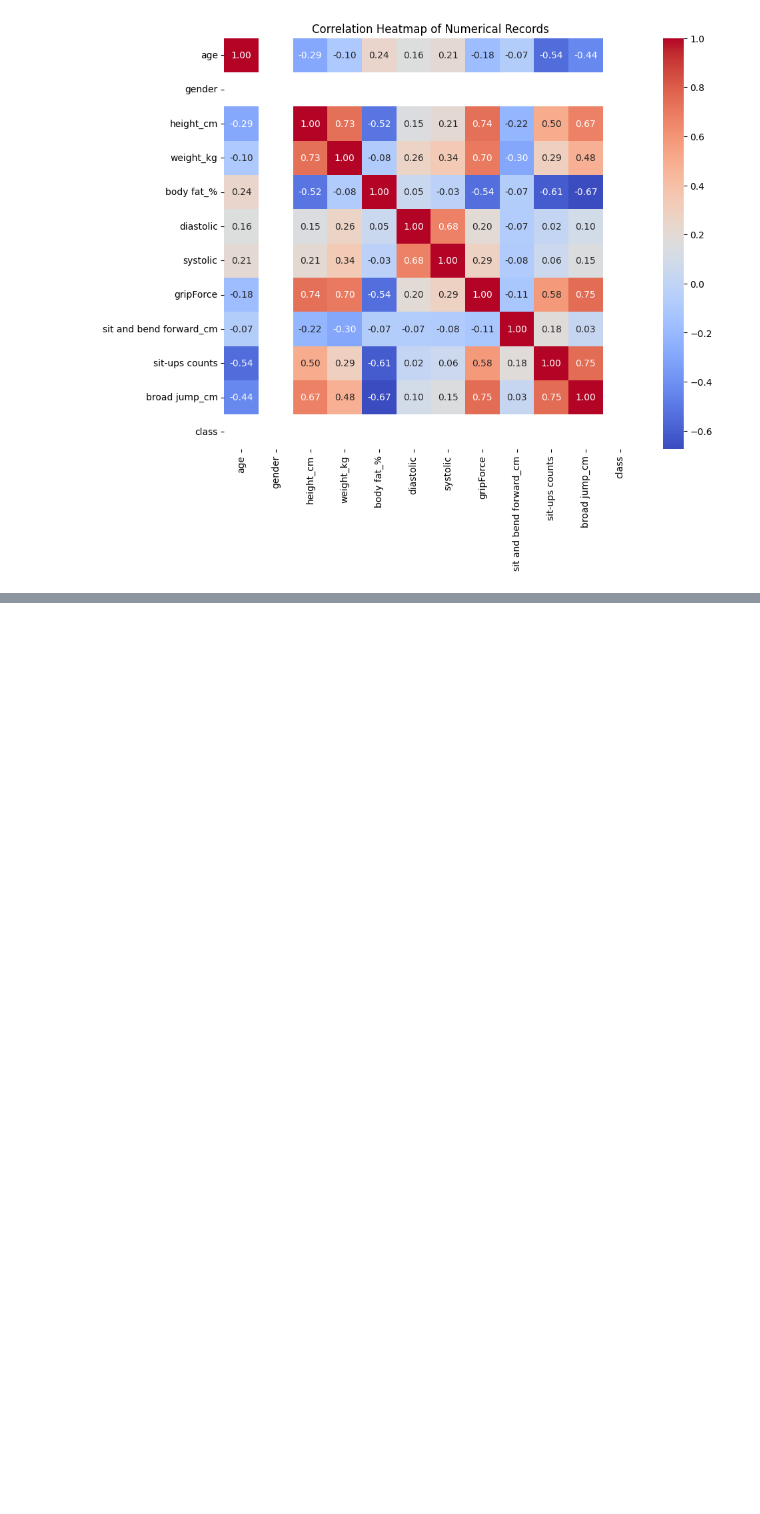
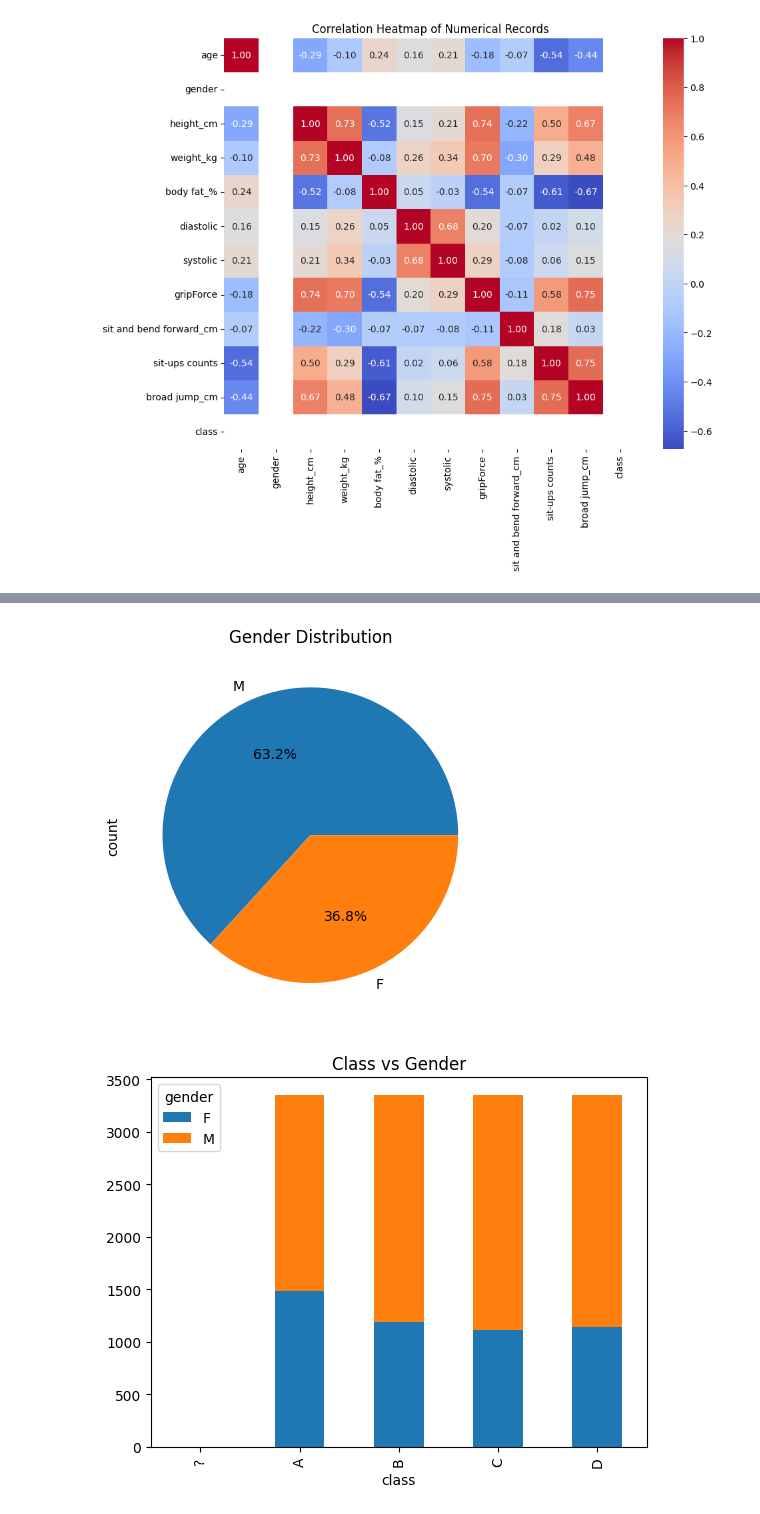
Before and after one commit to amitanshupanigrahi2704/EDA-, a Jupyter notebook: 21BDS0244.ipynb, the cells around one changed output, grey strips where cells are left out. Drawn from its saved outputs; the diff is of its cells as text; code cells hidden in the pictures; blank space fills up the shorter version.

```diff
--- a/21BDS0244.ipynb
+++ b/21BDS0244.ipynb
@@ -397,0 +529,13 @@ cor:             0.7349092849336101
+# %%
+# Pie Plot
+df['gender'].value_counts().plot.pie(autopct='%1.1f%%')
+plt.title('Gender Distribution')
+plt.show()
+
+# Stacked Bar Plot
+pd.crosstab(df['class'], df['gender']).plot(kind='bar', stacked=True)
+plt.title('Class vs Gender')
+plt.show()
+# %% [output]
+[figure, added]
+[figure, added]
```
Also changed, not shown: parts of 18 cells of this notebook.
